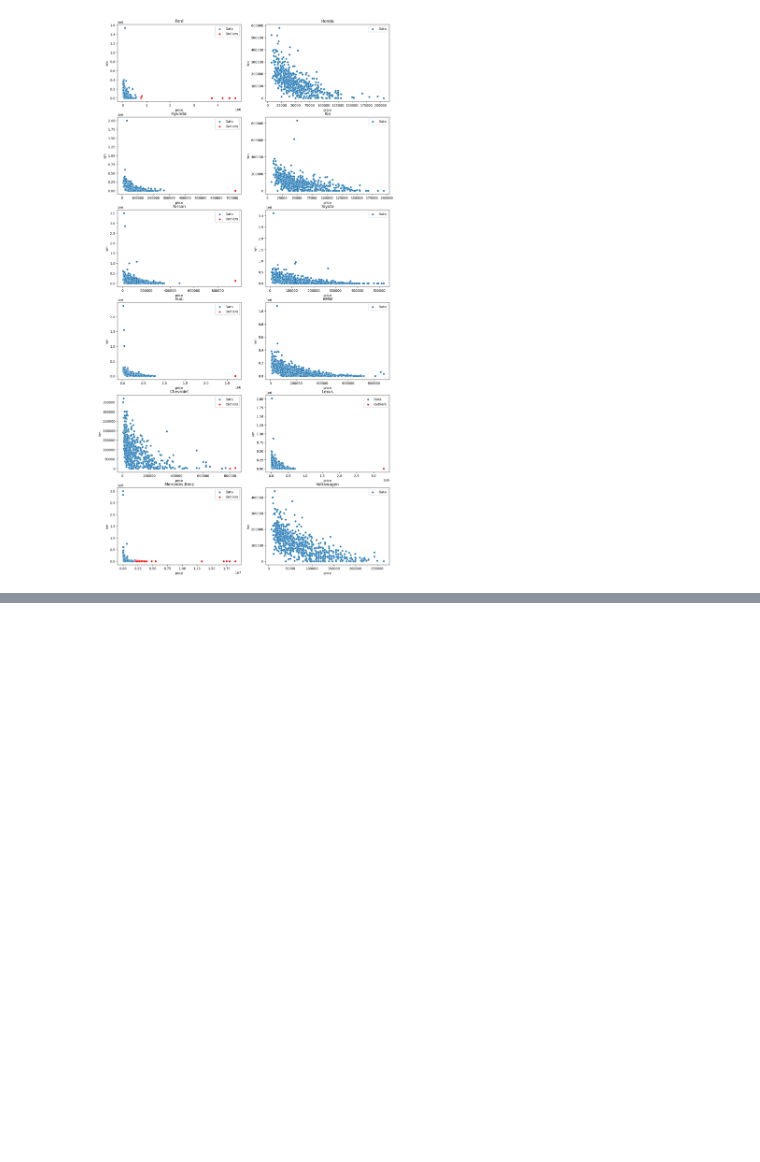
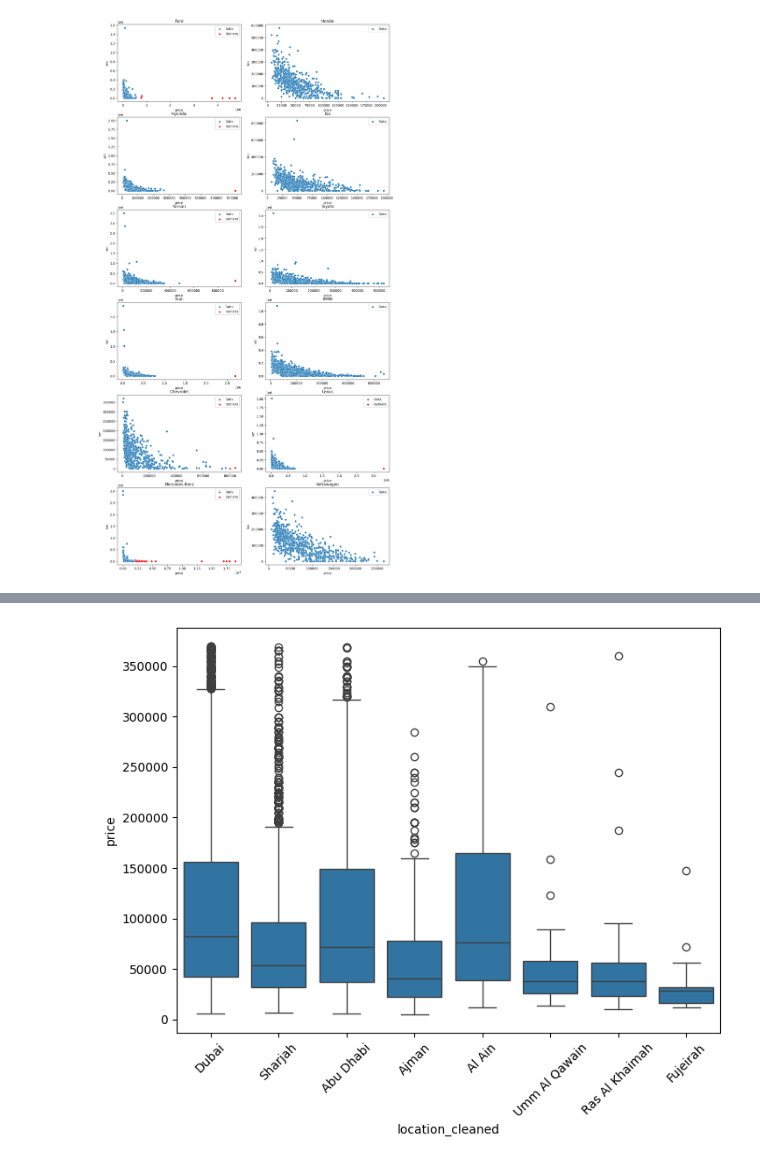
Before and after one commit to Shaheerairaj/car-value-estimator-team, a Jupyter notebook: Data Analysis/data_analysis_shaheer.ipynb, the cells around one changed output, grey strips where cells are left out. Cells and saved outputs as stored; diff of their text form; code cells hidden in the pictures; blank space fills up the shorter version.

```diff
--- a/Data Analysis/data_analysis_shaheer.ipynb
+++ b/Data Analysis/data_analysis_shaheer.ipynb
@@ -293,0 +343,8 @@ for i, brand in enumerate(brands):
+# %%
+import seaborn as sns
+
+plt.figure(figsize=(8,6))
+sns.boxplot(df_outlier_removed, x = 'location_cleaned', y = 'price')
+plt.xticks(rotation=45);
+# %% [output]
+[figure, added]
```
Also changed, not shown: parts of 13 cells of this notebook.
